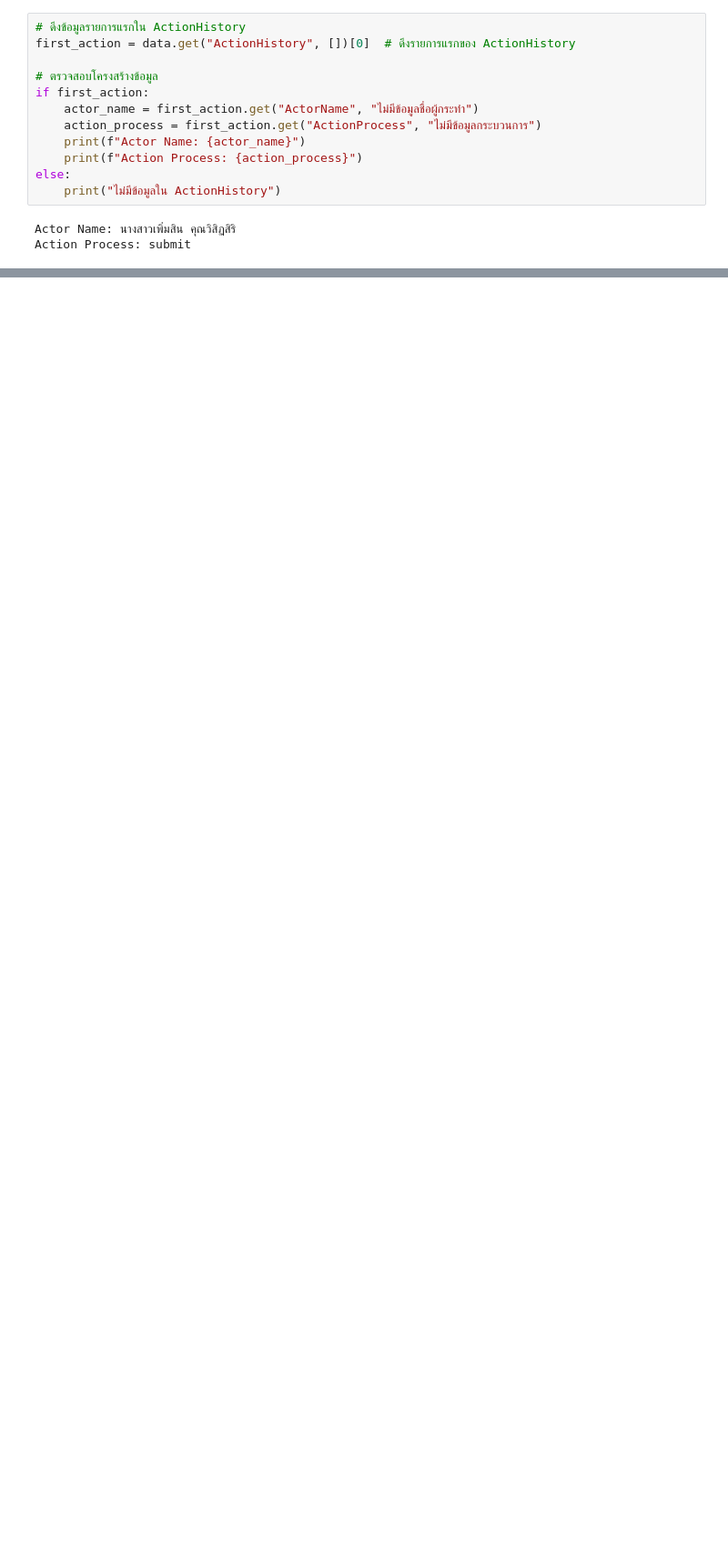
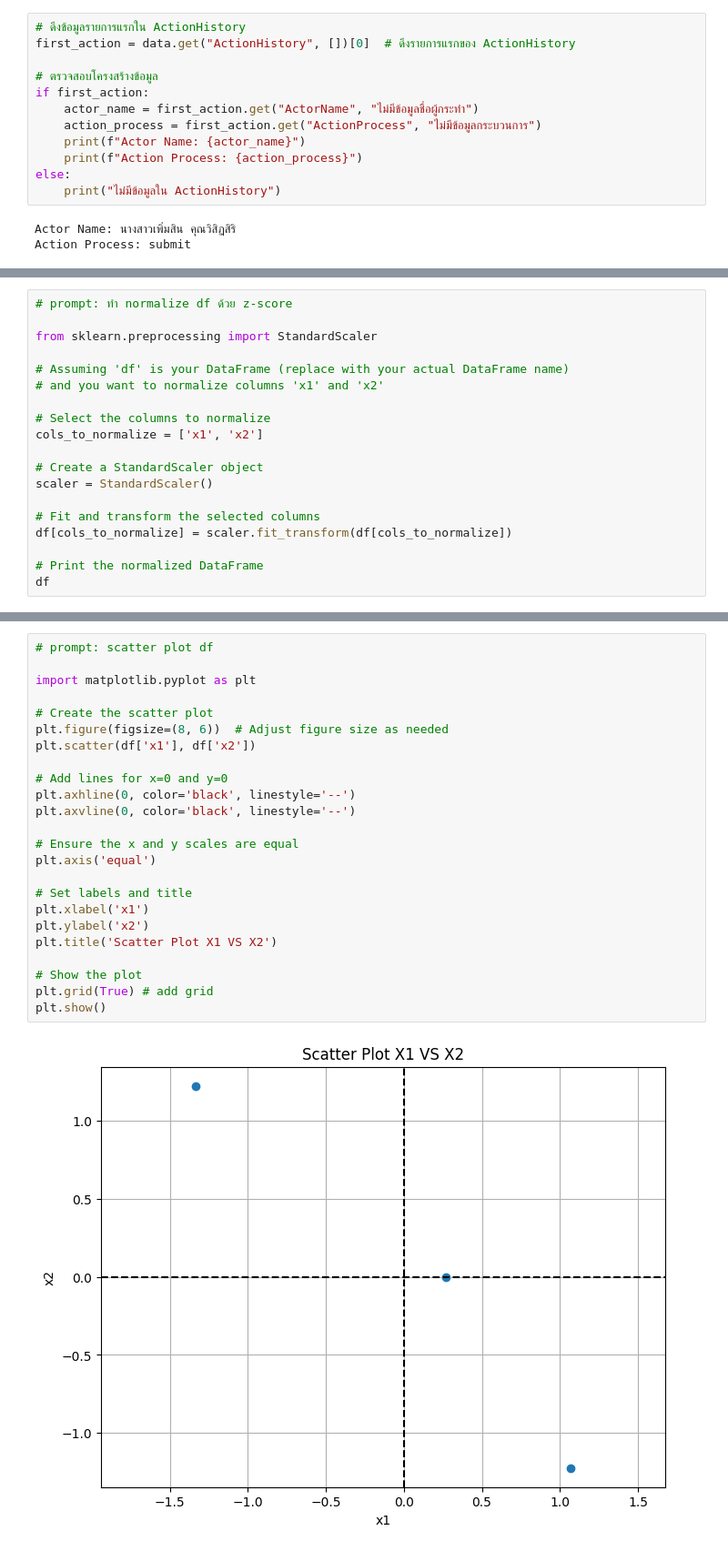
Before and after one commit to pennapha12/bsc_dpdm24, a Jupyter notebook: Chapter_2_Understanding_Data.ipynb, the cells around one changed output, grey strips where cells are left out. Shown at 91% size. Drawn from its saved outputs; the diff is of its cells as text; blank space fills up the shorter version.

```diff
--- a/Chapter_2_Understanding_Data.ipynb
+++ b/Chapter_2_Understanding_Data.ipynb
@@ -303,0 +426,19 @@ Action Process: submit
+# %%
+# prompt: ทำ normalize df ด้วย z-score
+
+from sklearn.preprocessing import StandardScaler
+
+# Assuming 'df' is your DataFrame (replace with your actual DataFrame name)
+# and you want to normalize columns 'x1' and 'x2'
+
+# Select the columns to normalize
+cols_to_normalize = ['x1', 'x2']
+
+# Create a StandardScaler object
+scaler = StandardScaler()
+
+# Fit and transform the selected columns
+df[cols_to_normalize] = scaler.fit_transform(df[cols_to_normalize])
+
+# Print the normalized DataFrame
+df
@@ -303,0 +457,26 @@ Action Process: submit
+# %%
+# prompt: scatter plot df
+
+import matplotlib.pyplot as plt
+
+# Create the scatter plot
+plt.figure(figsize=(8, 6))  # Adjust figure size as needed
+plt.scatter(df['x1'], df['x2'])
+
+# Add lines for x=0 and y=0
+plt.axhline(0, color='black', linestyle='--')
+plt.axvline(0, color='black', linestyle='--')
+
+# Ensure the x and y scales are equal
+plt.axis('equal')
+
+# Set labels and title
+plt.xlabel('x1')
+plt.ylabel('x2')
+plt.title('Scatter Plot X1 VS X2')
+
+# Show the plot
+plt.grid(True) # add grid
+plt.show()
+# %% [output]
+[figure, added]
```
Also changed, not shown: parts of 6 cells of this notebook.
